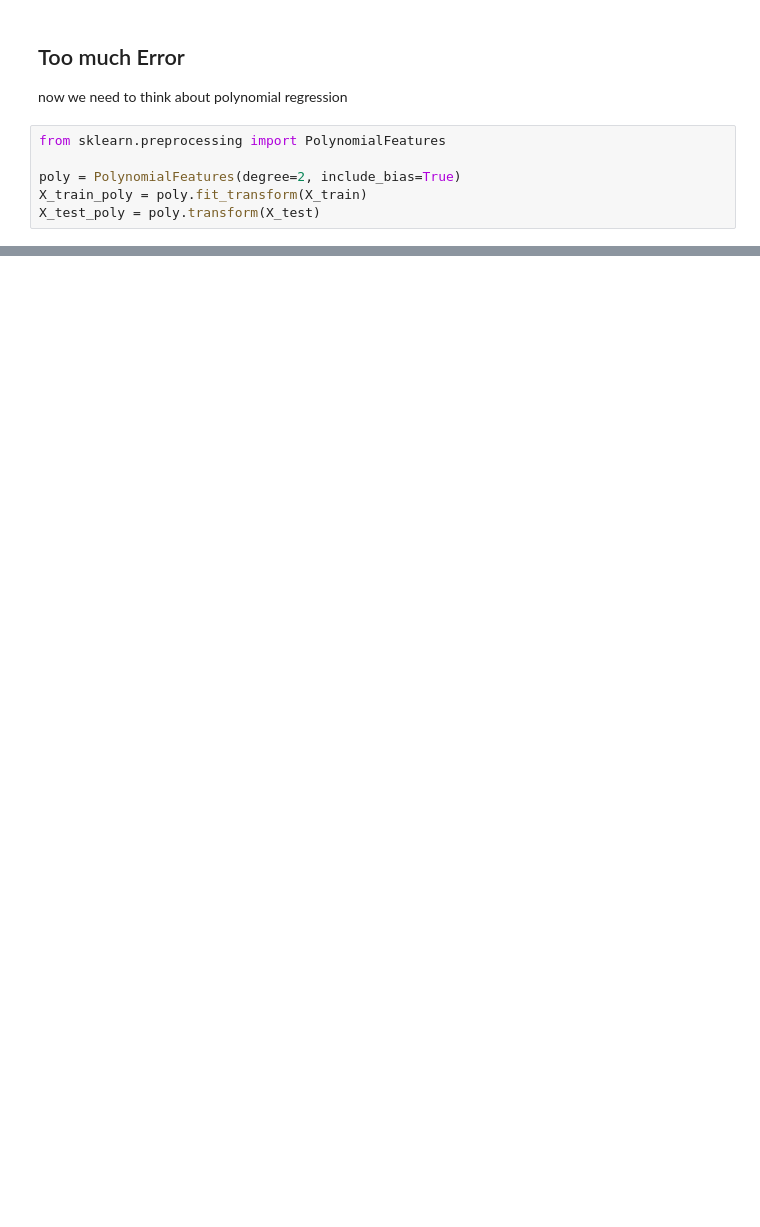
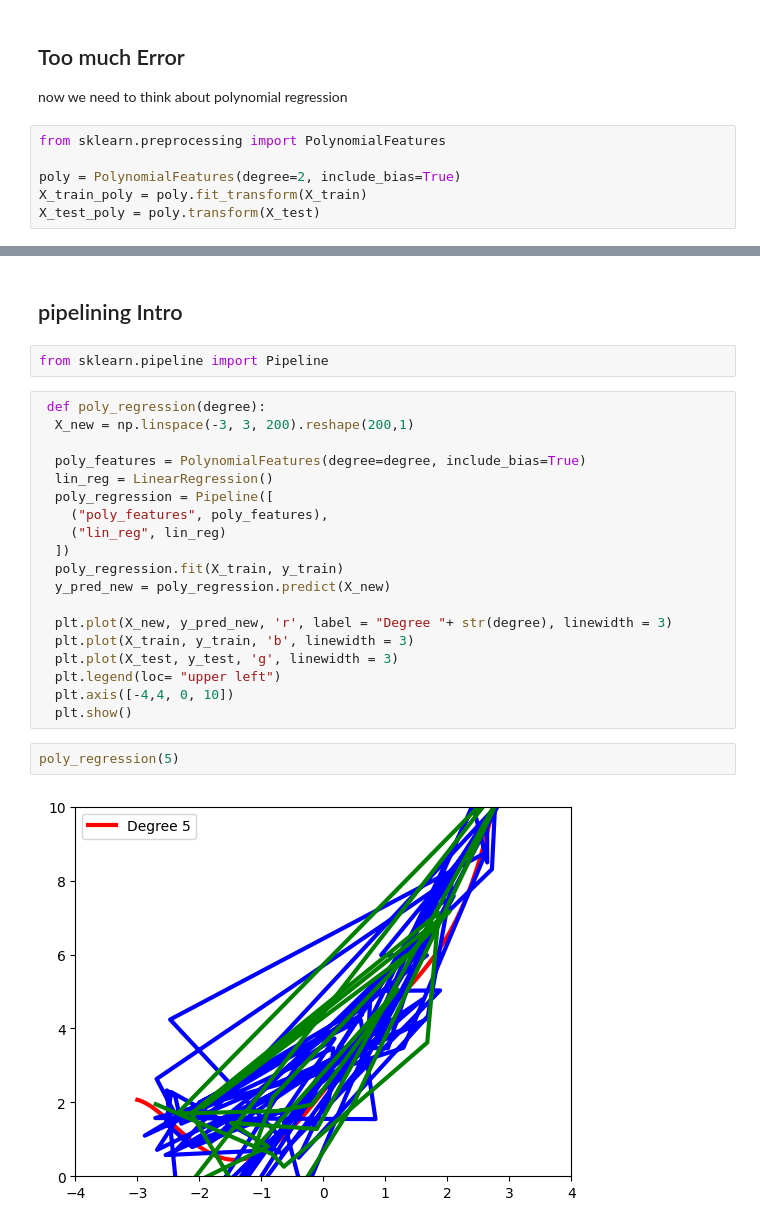
Before and after one commit to jawadchy2150/Data-Science-Course-Udemy-, a Jupyter notebook: 27-Complete Lineare Regression/Polynomial Regression.ipynb, the cells around one changed output, grey strips where cells are left out. Cells and saved outputs as stored; diff of their text form; blank space fills up the shorter version.

Commit message:
Introduced with pipeline

```diff
--- a/27-Complete Lineare Regression/Polynomial Regression.ipynb
+++ b/27-Complete Lineare Regression/Polynomial Regression.ipynb
@@ -89,0 +90,27 @@ plt.scatter(X_train, y_train)
+# %% [markdown]
+## pipelining Intro
+# %%
+from sklearn.pipeline import Pipeline
+# %%
+ def poly_regression(degree):
+  X_new = np.linspace(-3, 3, 200).reshape(200,1)
+
+  poly_features = PolynomialFeatures(degree=degree, include_bias=True)
+  lin_reg = LinearRegression()
+  poly_regression = Pipeline([
+    ("poly_features", poly_features),
+    ("lin_reg", lin_reg)
+  ])
+  poly_regression.fit(X_train, y_train)
+  y_pred_new = poly_regression.predict(X_new)
+
+  plt.plot(X_new, y_pred_new, 'r', label = "Degree "+ str(degree), linewidth = 3)
+  plt.plot(X_train, y_train, 'b', linewidth = 3)
+  plt.plot(X_test, y_test, 'g', linewidth = 3)
+  plt.legend(loc= "upper left")
+  plt.axis([-4,4, 0, 10])
+  plt.show()
+# %%
+poly_regression(5)
+# %% [output]
+[figure, added]
```
Also changed, not shown: parts of 6 cells of this notebook.
